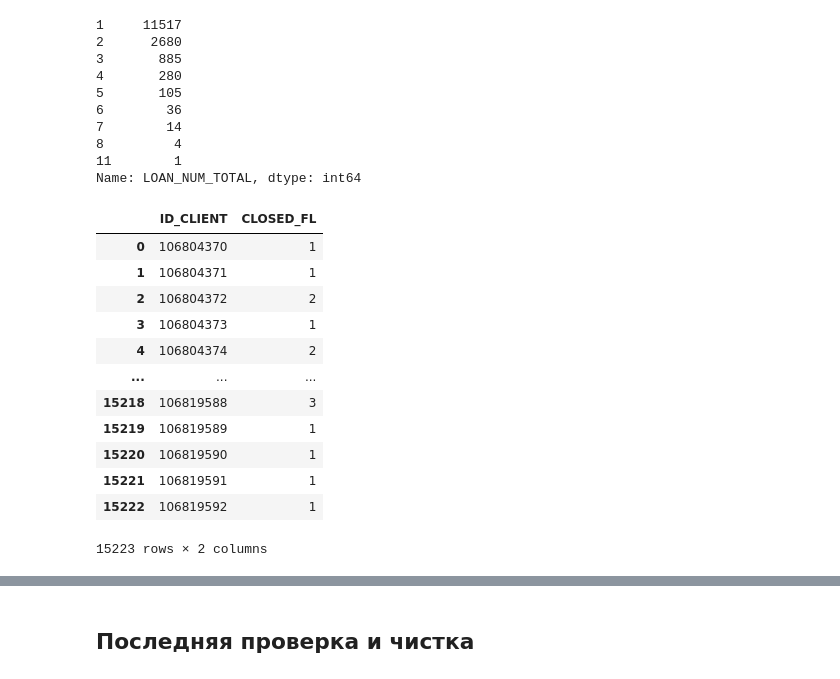
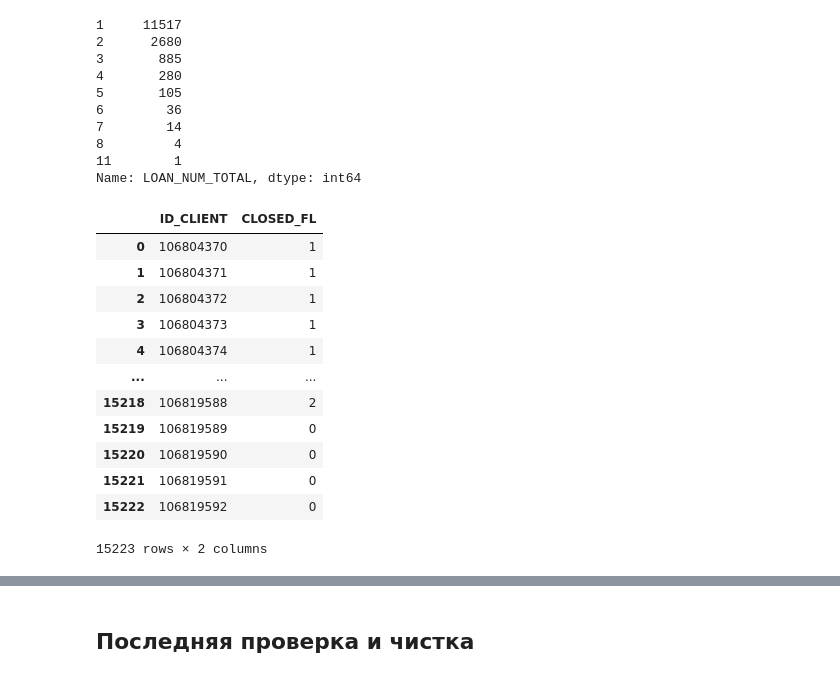
Before and after one commit to taiypeo/applied_python_hw1, a Jupyter notebook: data/data_preparation.ipynb, the cells around one changed output, grey strips where cells are left out. Saved outputs shown, nothing was run; the diff lists cells and outputs as text; code cells hidden in the pictures.

```diff
--- a/data/data_preparation.ipynb
+++ b/data/data_preparation.ipynb
@@ -695,21 +695,21 @@ df["LOAN_NUM_TOTAL"].value_counts()
 11        1
 Name: LOAN_NUM_TOTAL, dtype: int64
 # %%
-closed_loans = D_loan.merge(D_close_loan, on="ID_LOAN").groupby("ID_CLIENT").count().drop(columns=["ID_LOAN"]).reset_index()
+closed_loans = D_loan.merge(D_close_loan, on="ID_LOAN").groupby("ID_CLIENT").sum().drop(columns=["ID_LOAN"]).reset_index()
 closed_loans
 # %% [output]
 |  | ID_CLIENT | CLOSED_FL |
 | 0 | 106804370 | 1 |
 | 1 | 106804371 | 1 |
-| 2 | 106804372 | 2 |
+| 2 | 106804372 | 1 |
 | 3 | 106804373 | 1 |
-| 4 | 106804374 | 2 |
+| 4 | 106804374 | 1 |
 | ... | ... | ... |
-| 15218 | 106819588 | 3 |
-| 15219 | 106819589 | 1 |
-| 15220 | 106819590 | 1 |
-| 15221 | 106819591 | 1 |
-| 15222 | 106819592 | 1 |
+| 15218 | 106819588 | 2 |
+| 15219 | 106819589 | 0 |
+| 15220 | 106819590 | 0 |
+| 15221 | 106819591 | 0 |
+| 15222 | 106819592 | 0 |
 15223 rows × 2 columns
 # %%
 df = df.merge(closed_loans["CLOSED_FL"].rename("LOAN_NUM_CLOSED"), left_on="ID", right_on=closed_loans["ID_CLIENT"])
```
Also changed, not shown: parts of 5 cells of this notebook, 1 other file.
